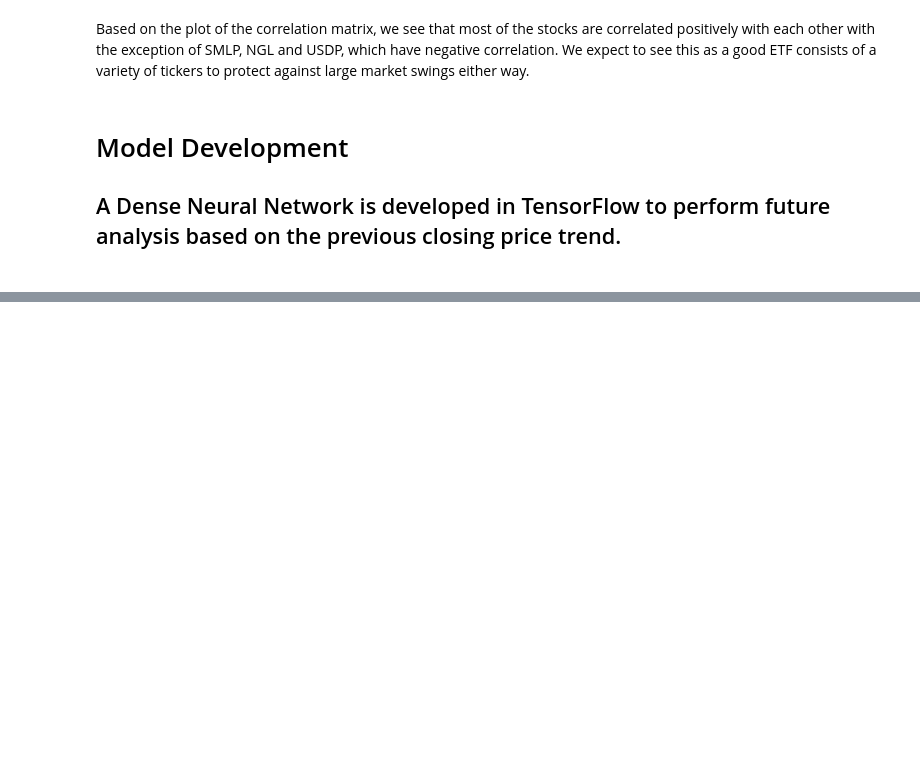
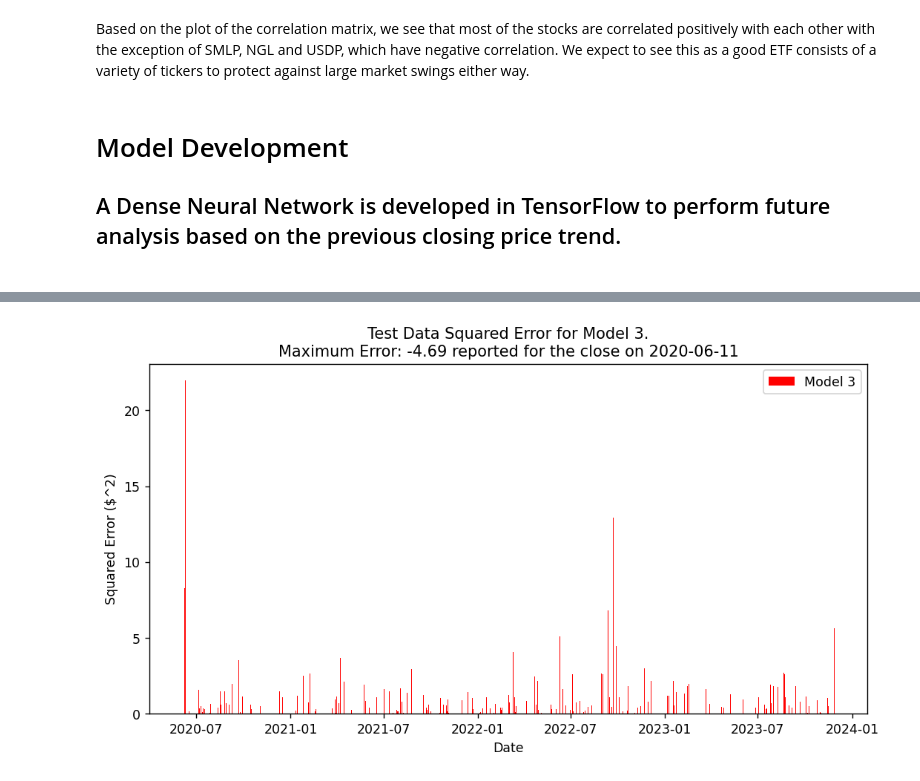
Before and after one commit to Aditya-Patel/Stat598-FinalProject, a Jupyter notebook: MPLA_CNN.ipynb, the cells around one changed output, grey strips where cells are left out. Cells and saved outputs as stored; diff of their text form; code cells hidden in the pictures; blank space fills up the shorter version.

```diff
--- a/MPLA_CNN.ipynb
+++ b/MPLA_CNN.ipynb
@@ -273,0 +429,10 @@ plt.show()
+# %%
+plot_label = 'Model 3'
+plt.bar(results_df.index, y3_sq_diff, color='red', label=plot_label)
+plt.title(f'Test Data Squared Error for {plot_label}.\nMaximum Error: {y3_errmax:.2f} reported for the close on {y3_idxmax}')
+plt.ylabel('Squared Error ($^2)')
+plt.xlabel('Date')
+plt.legend()
+plt.show()
+# %% [output]
+[figure, added]
```
Also changed, not shown: parts of 21 cells of this notebook.
